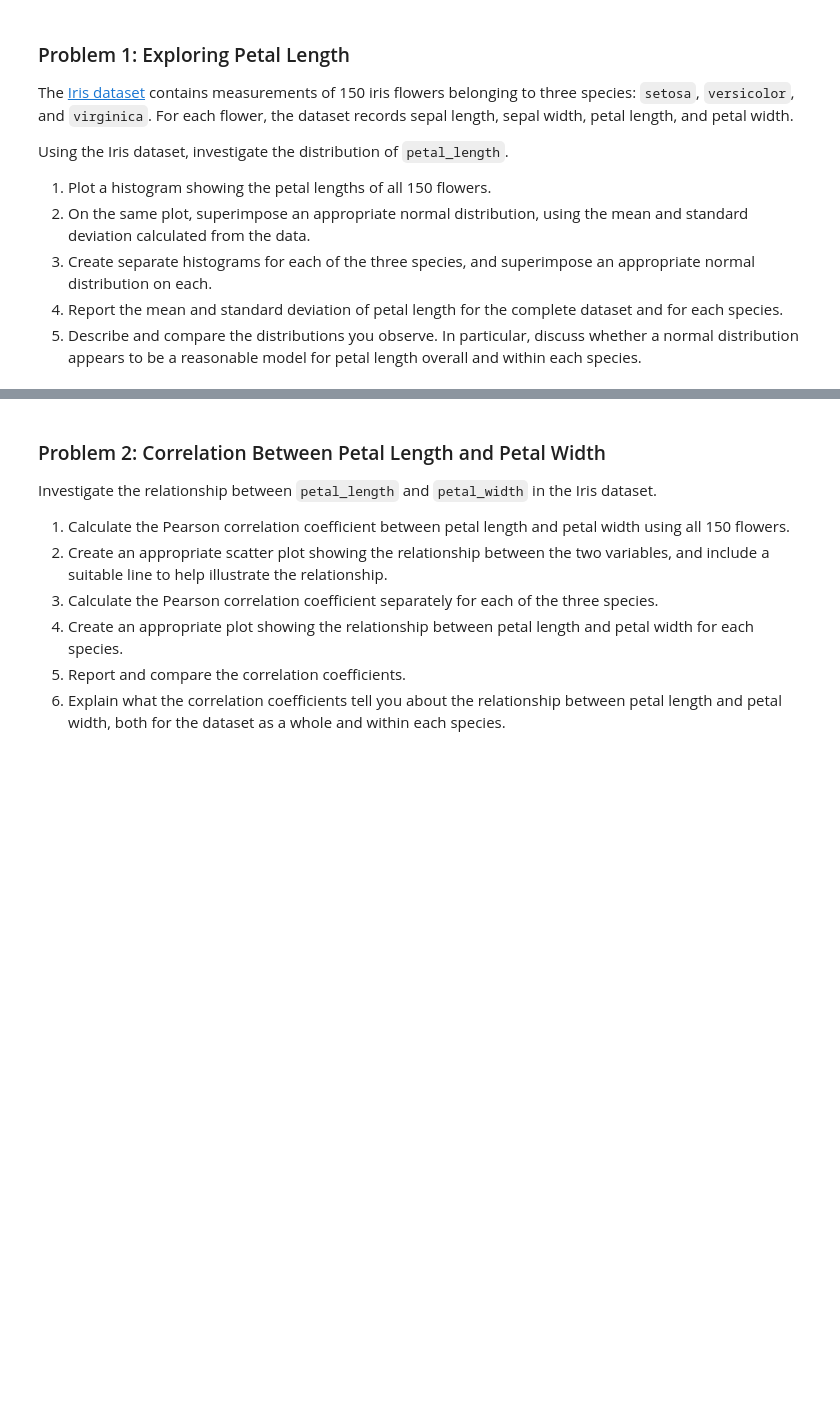
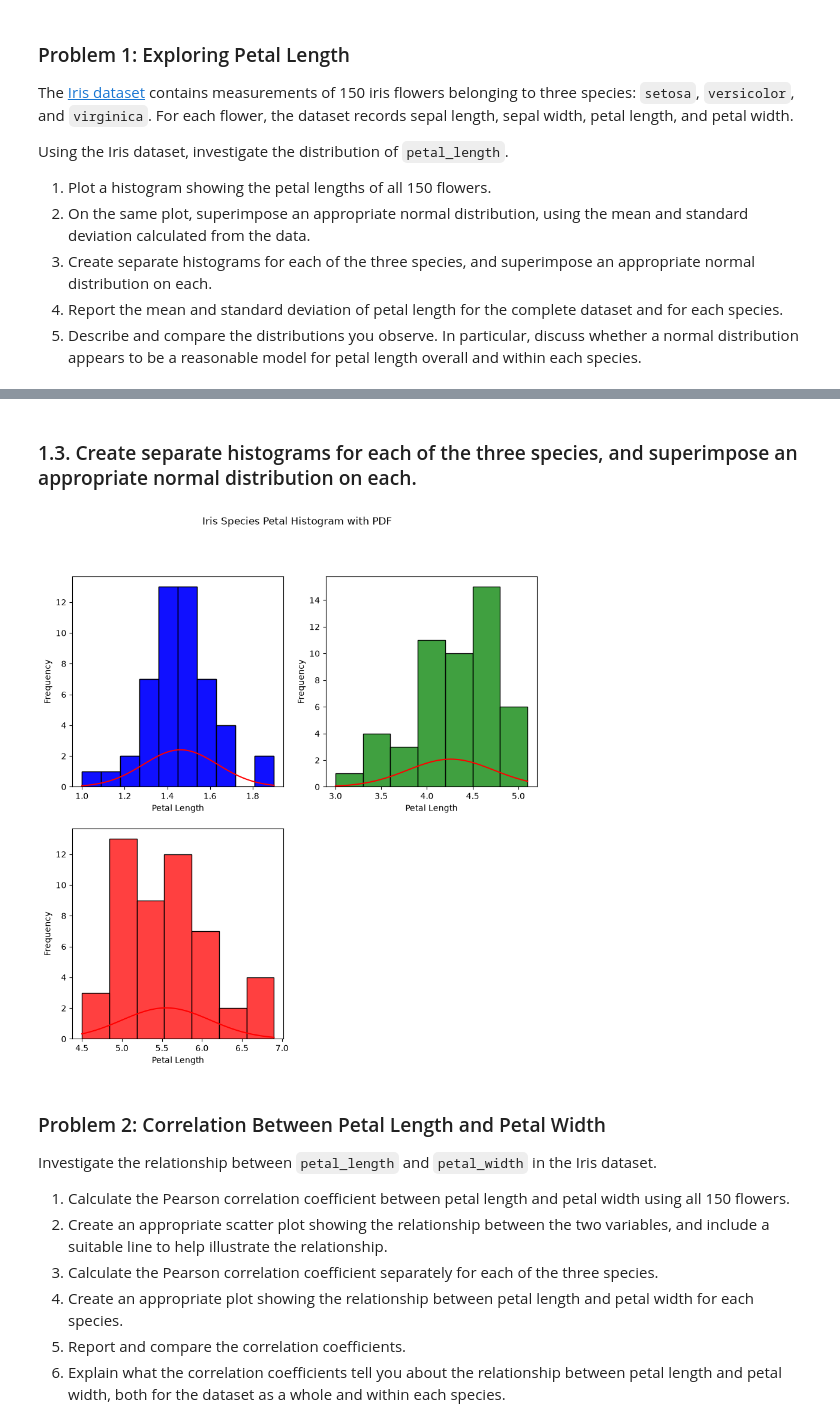
Before and after one commit to clydewatts1/PDFA_Applied_Statistics_Project, a Jupyter notebook: problems.ipynb, the cells around one changed output, grey strips where cells are left out. Drawn from its saved outputs; the diff is of its cells as text; code cells hidden in the pictures; blank space fills up the shorter version.

```diff
--- a/problems.ipynb
+++ b/problems.ipynb
@@ -23,3 +103,51 @@ Using the Iris dataset, investigate the distribution of `petal_length`.
+# %% [markdown]
+###    1.3. Create separate histograms for each of the three species, and superimpose an appropriate normal distribution on each.
+# %%
+# The three species are setosa, versicolor, and virginica
+df_setosa = iris_df[iris_df['species'] == 'setosa']
+df_versicolor = iris_df[iris_df['species'] == 'versicolor']
+df_virginica = iris_df[iris_df['species'] == 'virginica']
+fig, ax = plt.subplots(2, 2, figsize=(10, 10))
+# Set the title of the figure
+fig.suptitle('Iris Species Petal Histogram with PDF')
+# loop through the features and plot the histogram for each feature
+# learned this from datacamp course - after doing the below
+axflat = ax.flatten()
+# Plot histograms for each species
+sns.histplot(df_setosa['petal_length'],ax=axflat[0], color='blue')
+axflat[0].set_xlabel("Petal Length")
+axflat[0].set_ylabel("Frequency")
+# For a normal distribution we need the mean and standard deviation
+sns.histplot(df_setosa['petal_length'],ax=axflat[0], color='blue')
+mean_setosa = df_setosa['petal_length'].mean()
+std_setosa = df_setosa['petal_length'].std()
+x = np.linspace(df_setosa['petal_length'].min(), df_setosa['petal_length'].max(), 100)
+y = norm.pdf(x, mean_setosa, std_setosa)
+axflat[0].plot(x, y * len(df_setosa['petal_length']) * (df_setosa['petal_length'].max() - df_setosa['petal_length'].min()) / 43, color='red')
+
+sns.histplot(df_versicolor['petal_length'], ax=axflat[1], color='green')
+axflat[1].set_xlabel("Petal Length")
+axflat[1].set_ylabel("Frequency")
+mean_versicolor = df_versicolor['petal_length'].mean()
+std_versicolor = df_versicolor['petal_length'].std()
+x = np.linspace(df_versicolor['petal_length'].min(), df_versicolor['petal_length'].max(), 100)
+y = norm.pdf(x, mean_versicolor, std_versicolor)
+axflat[1].plot(x, y * len(df_versicolor['petal_length']) * (df_versicolor['petal_length'].max() - df_versicolor['petal_length'].min()) / 43, color='red')
+
+sns.histplot(df_virginica['petal_length'], ax=axflat[2], color='red')
+axflat[2].set_xlabel("Petal Length")
+axflat[2].set_ylabel("Frequency")
+mean_virginica = df_virginica['petal_length'].mean()
+std_virginica = df_virginica['petal_length'].std()
+x = np.linspace(df_virginica['petal_length'].min(), df_virginica['petal_length'].max(), 100)
+y = norm.pdf(x, mean_virginica, std_virginica)
+axflat[2].plot(x, y * len(df_virginica['petal_length']) * (df_virginica['petal_length'].max() - df_virginica['petal_length'].min()) / 43, color='red')
+# Hide the unused subplot
+axflat[3].axis('off')
+
+fig.show()
+# %% [output]
+[figure, added]
 # %% [markdown]
 ### Problem 2: Correlation Between Petal Length and Petal Width
 
```
Also changed, not shown: parts of 11 cells of this notebook, 1 other file.
